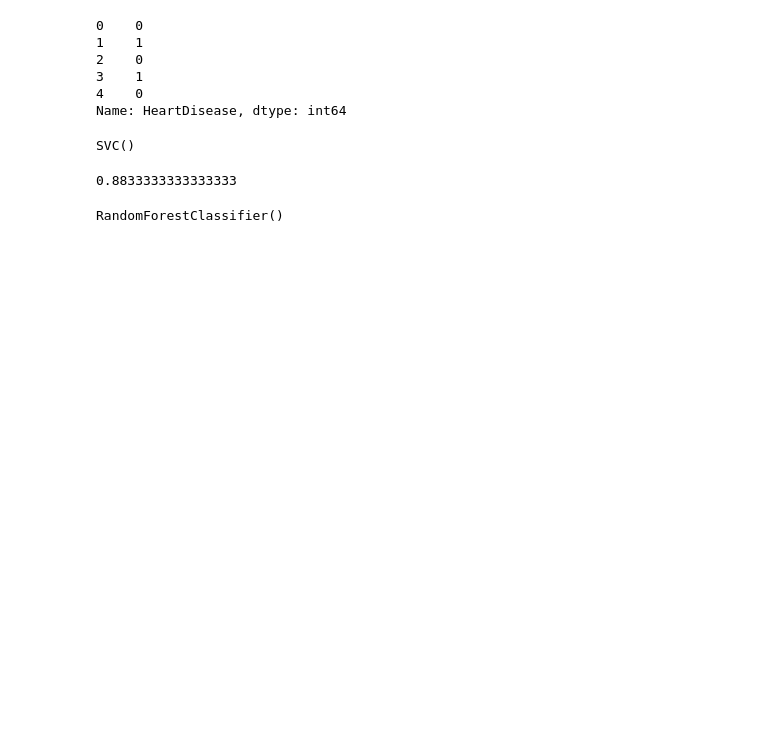
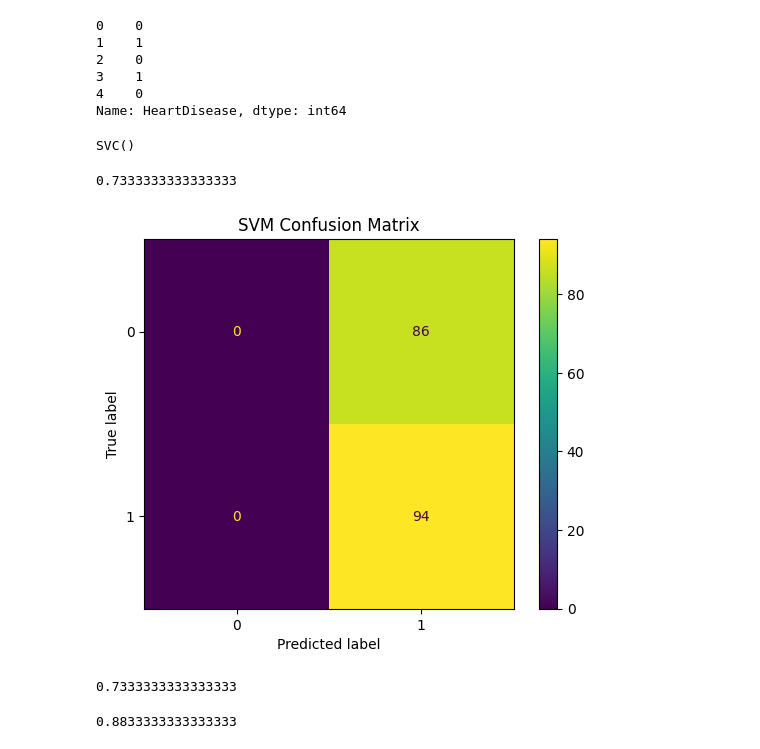
Before and after one commit to taimourkhokhar/ai-ml-learning-journey, a Jupyter notebook: Week-14/baggingpractice.ipynb, the cells around one changed output. Drawn from its saved outputs; the diff is of its cells as text; code cells hidden in the pictures; blank space fills up the shorter version.

```diff
--- a/Week-14/baggingpractice.ipynb
+++ b/Week-14/baggingpractice.ipynb
@@ -133,24 +133,41 @@ x_train,x_test,y_train,y_test=train_test_split(
 )
 # %%
 scalar=StandardScaler()
-x_train=scalar.fit_transform(x_train)
-x_test=scalar.fit_transform(x_test)
+x_train_svm=scalar.fit_transform(x_train)
+x_test_svm=scalar.fit_transform(x_test)
 # %%
-model=SVC(kernel='rbf')
-model.fit(x_train,y_train)
+svm_model=SVC(kernel='rbf')
+svm_model.fit(x_train,y_train)
 # %% [output]
 SVC()
+# %%
+svm_model.score(x_test,y_test)
+# %% [output]
+0.7333333333333333
 # %%
-y_pred=model.predict(x_test)
+svm_pred = svm_model.predict(x_test_svm)
+# %%
+cm_svm = confusion_matrix(y_test, svm_pred)
+
+disp = ConfusionMatrixDisplay(confusion_matrix=cm_svm)
+disp.plot()
+plt.title("SVM Confusion Matrix")
+plt.show()
+# %% [output]
+[figure, added]
 # %%
-model.score(x_test,y_test)
+svm_model.score(x_test,y_test)
 # %% [output]
-0.8833333333333333
+0.7333333333333333
 # %%
 from sklearn.ensemble import RandomForestClassifier
 
-model=RandomForestClassifier(n_estimators=100,oob_score=False)
-model.fit(x_train,y_train)
+rf_model = RandomForestClassifier(n_estimators=100, random_state=42)
+rf_model.fit(x_train, y_train)
+
+rf_pred = rf_model.predict(x_test)
-# %% [output]
-RandomForestClassifier()
+# %%
+rf_model.score(x_test,y_test)
+# %% [output]
+0.8833333333333333
 # %%
```
Also changed, not shown: parts of 7 cells of this notebook.
